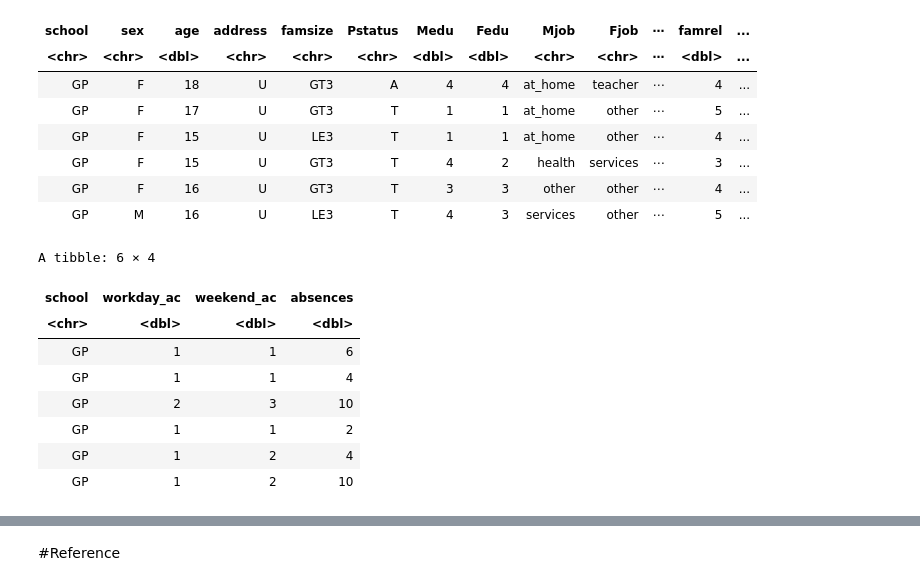
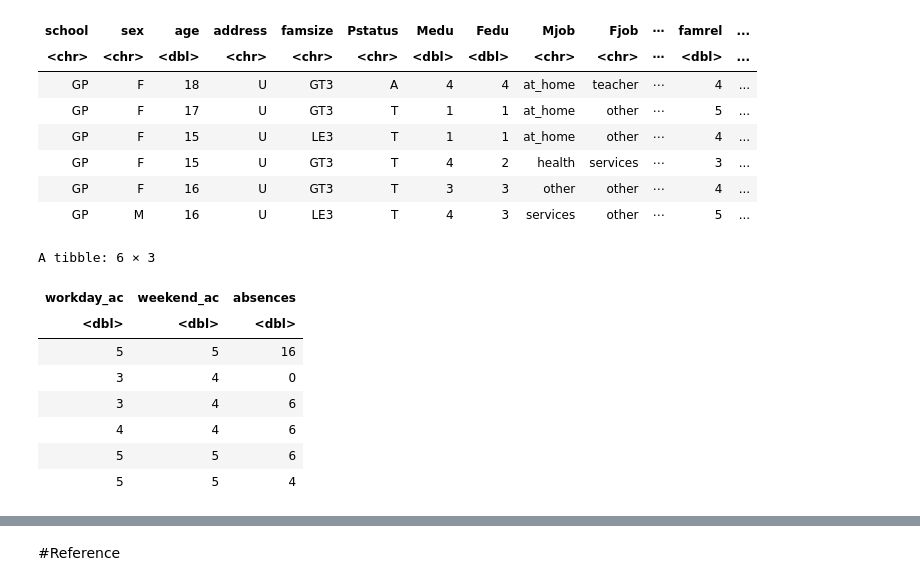
Before and after one commit to aaaaanniez/AlcoholAffect, a Jupyter notebook: Project_Proposal.ipynb, the cells around one changed output, grey strips where cells are left out. Cells and saved outputs as stored; diff of their text form; code cells hidden in the pictures.

```diff
--- a/Project_Proposal.ipynb
+++ b/Project_Proposal.ipynb
@@ -54,19 +54,22 @@ A tibble: 6 × 33
 | GP | M | 16 | U | LE3 | T | 4 | 3 | services | other | ⋯ | 5 | ... |
 # %%
 #choosing the columes we will be working with and drop empty rows
-alcohol_data_clean <- alcohol_data %>%
+alcohol_data <- alcohol_data %>%
 mutate(workday_ac = Dalc) %>%
 mutate(weekend_ac = Walc) %>%
-select('school','workday_ac', 'weekend_ac', 'absences') %>%
-drop_na()
-head(alcohol_data_clean)
+select('workday_ac', 'weekend_ac', 'absences') %>%
+drop_na() %>%
+filter(workday_ac >2) %>%
+filter(weekend_ac >2)
+
+head(alcohol_data)
 # %% [output]
-A tibble: 6 × 4
+A tibble: 6 × 3
-| school | workday_ac | weekend_ac | absences |
-| <chr> | <dbl> | <dbl> | <dbl> |
-| GP | 1 | 1 | 6 |
-| GP | 1 | 1 | 4 |
-| GP | 2 | 3 | 10 |
-| GP | 1 | 1 | 2 |
-| GP | 1 | 2 | 4 |
-| GP | 1 | 2 | 10 |
+| workday_ac | weekend_ac | absences |
+| <dbl> | <dbl> | <dbl> |
+| 5 | 5 | 16 |
+| 3 | 4 | 0 |
+| 3 | 4 | 6 |
+| 4 | 4 | 6 |
+| 5 | 5 | 6 |
+| 5 | 5 | 4 |
```
Also changed, not shown: parts of 8 cells of this notebook.
